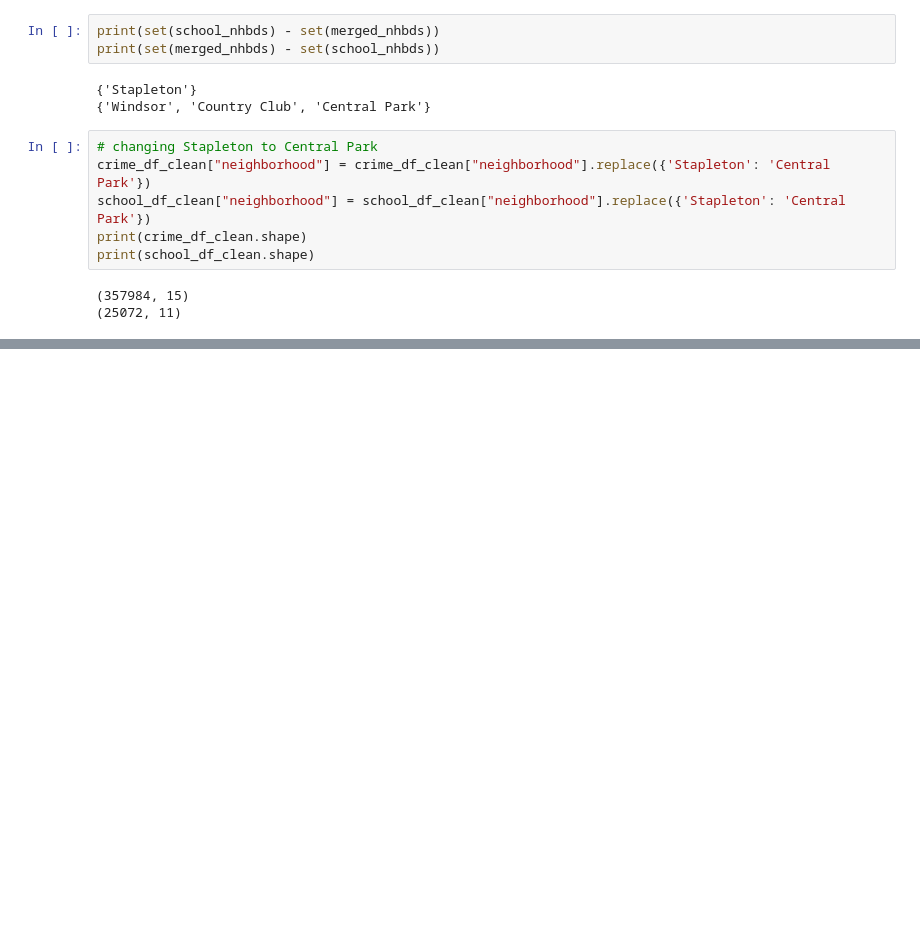
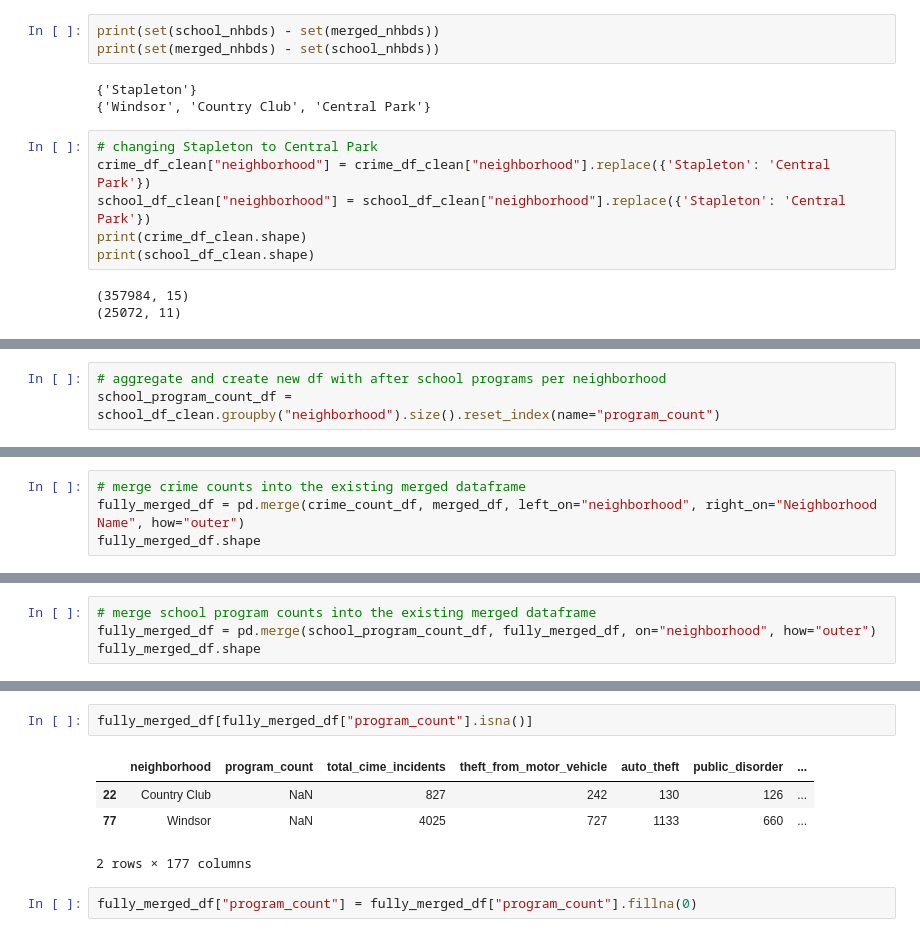
Before and after one commit to uelski/4447_Final_Project, a Jupyter notebook: notebooks/sam_feature_engineering.ipynb, the cells around one changed output, grey strips where cells are left out. Saved outputs shown, nothing was run; the diff lists cells and outputs as text; blank space fills up the shorter version.

```diff
--- a/notebooks/sam_feature_engineering.ipynb
+++ b/notebooks/sam_feature_engineering.ipynb
@@ -303,0 +372,3 @@ print(school_df_clean.shape)
+# %%
+# aggregate and create new df with after school programs per neighborhood
+school_program_count_df = school_df_clean.groupby("neighborhood").size().reset_index(name="program_count")
@@ -303,0 +392,4 @@ print(school_df_clean.shape)
+# %%
+# merge crime counts into the existing merged dataframe
+fully_merged_df = pd.merge(crime_count_df, merged_df, left_on="neighborhood", right_on="Neighborhood Name", how="outer")
+fully_merged_df.shape
@@ -303,0 +398,4 @@ print(school_df_clean.shape)
+# %%
+# merge school program counts into the existing merged dataframe
+fully_merged_df = pd.merge(school_program_count_df, fully_merged_df, on="neighborhood", how="outer")
+fully_merged_df.shape
@@ -303,0 +419,9 @@ print(school_df_clean.shape)
+# %%
+fully_merged_df[fully_merged_df["program_count"].isna()]
+# %% [output]
+|  | neighborhood | program_count | total_cime_incidents | theft_from_motor_vehicle | auto_theft | public_disorder | ... |
+| 22 | Country Club | NaN | 827 | 242 | 130 | 126 | ... |
+| 77 | Windsor | NaN | 4025 | 727 | 1133 | 660 | ... |
+2 rows × 177 columns
+# %%
+fully_merged_df["program_count"] = fully_merged_df["program_count"].fillna(0)
```
Also changed, not shown: parts of 16 cells of this notebook, 5 other files.
